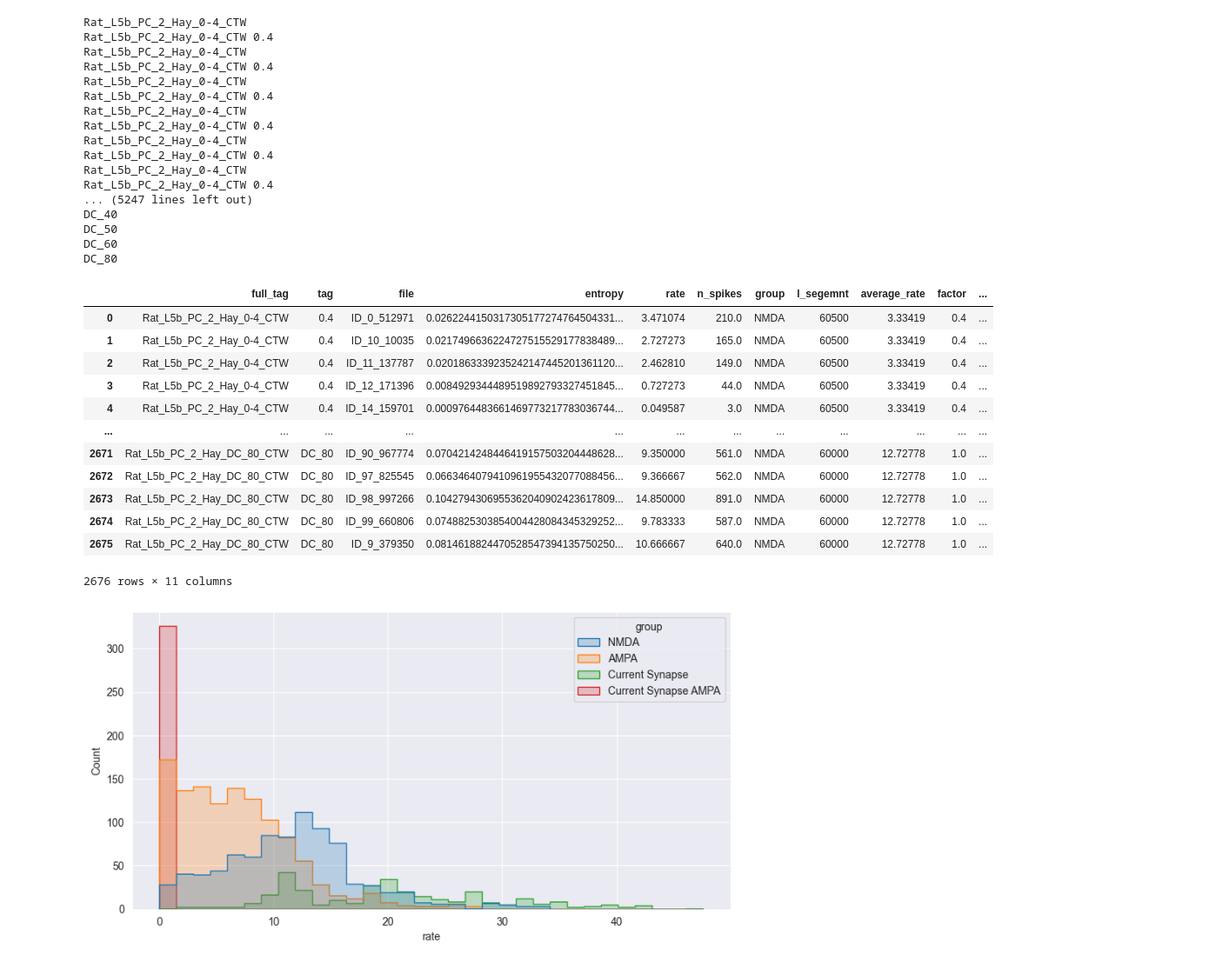
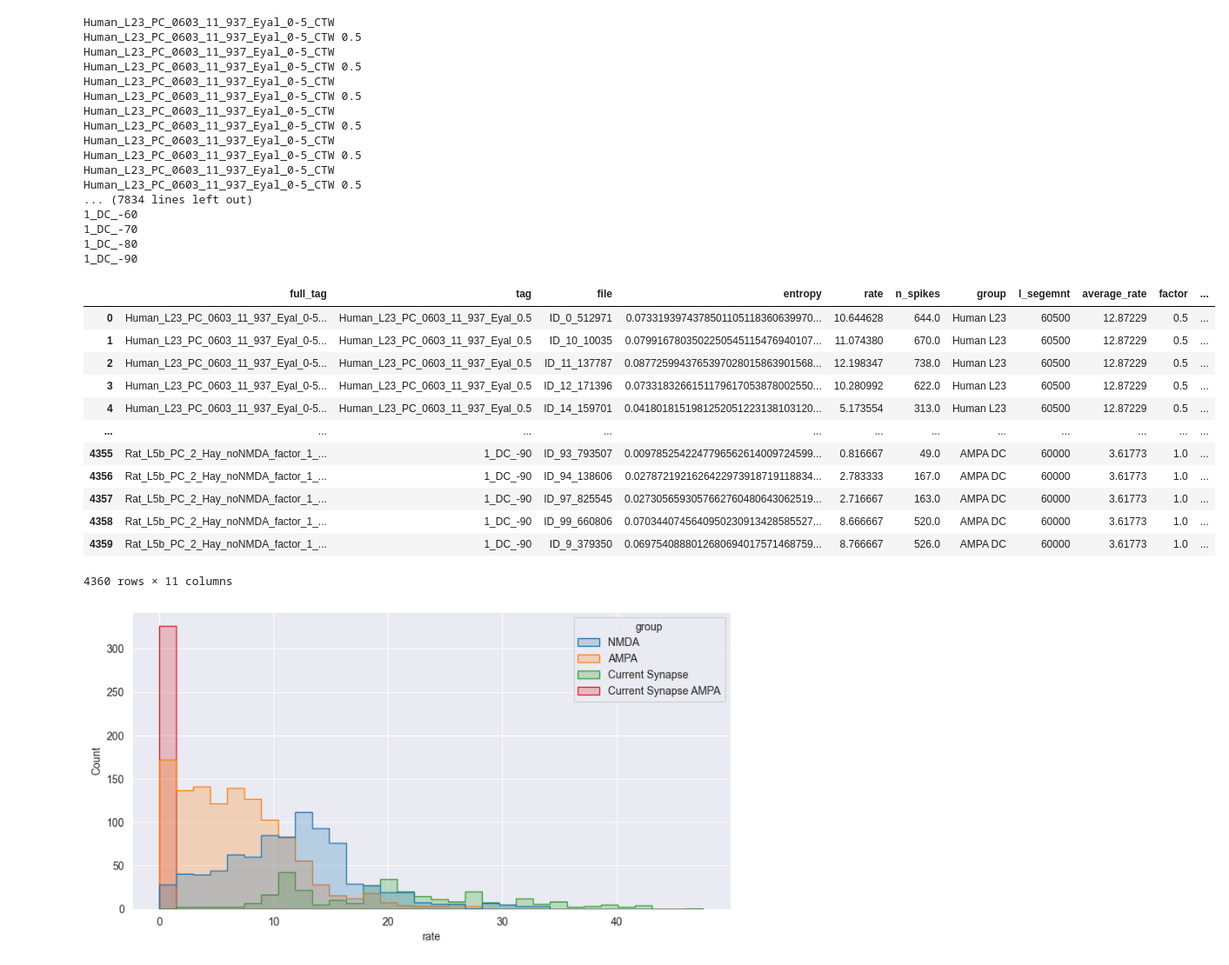
Before and after one commit to NitzanLux/neuron_mi, a Jupyter notebook: entropy_CTW_eval.ipynb, the cells around one changed output. Shown at 87% size. Cells and saved outputs as stored; diff of their text form; code cells hidden in the pictures.

```diff
--- a/entropy_CTW_eval.ipynb
+++ b/entropy_CTW_eval.ipynb
@@ -157,7 +152,7 @@ class CTWHandler():
 # %%
 #set params for handler
 models = {}
-regex_match = re.compile('Rat.+CTW')
+regex_match = re.compile('.+CTW')
 gmax_value_regex = re.compile('([0-9](?:\.[0-9])?)[a-z,A-Z]*')
 models_pathes = []
 for i in os.listdir('entropy_data'):
@@ -174,11 +169,15 @@ remove_v = True
 c = CTWHandler()
 c.add_data(models_pathes)
 df = c.to_df(
-    tag_regex_to_remove=['Rat_L5b_PC_2_Hay_', '(?:_noNMDA_CTW)', 'noNMDA_', '_CTW', 'current_injection_synapses_'],
+    tag_regex_to_remove=['Rat_L5b_PC_2_Hay_', '(?:_noNMDA_CTW)', 'noNMDA_', '_CTW', 'current_injection_synapses_',' Human_L23_PC_0603_11_937_Eyal_','morph_from_Rat_L5b_PC_2_Hay_','factor_'],
     group_dict={'NMDA': 'Rat_L5b_PC_2_Hay_(?:(?:[0-9]-)?[0-9]|(?:DC_[0-9]{2}))_CTW',
                 'AMPA': 'Rat_L5b_PC_2_Hay_(?:noNMDA_(?:[0-9]-)?[0-9]|(?:[0-9]-)?[0-9]_noNMDA)_CTW',
+                'Human L23': 'Human_L23_PC_0603_11_937_Eyal_(?:[0-9]-)?[0-9]_CTW',
+                'NMDA DC': 'Rat_L5b_PC_2_Hay_factor_(?:(?:[0-9]-)?[0-9]|(?:DC_[0-9]{2}))_DC_-[0-9]{2,}_CTW',
+                'AMPA DC': 'Rat_L5b_PC_2_Hay_noNMDA_factor_(?:(?:[0-9]-)?[0-9]|(?:DC_[0-9]{2}))_DC_-[0-9]{2,}_CTW',
+                'Human L23 rat morph': 'Human_L23_PC_0603_11_937_Eyal_morph_from_Rat_L5b_PC_2_Hay_(?:[0-9]-)?[0-9]_CTW',
                 'Current Synapse': 'Rat_L5b_PC_2_Hay_current_injection_synapses_(?:[0-9]-)?[0-9]_CTW',
-                'Current Synapse AMPA': 'Rat_L5b_PC_2_Hay_current_injection_synapses_noNMDA_(?:[0-9]-)?[0-9]_CTW'}, )
+                'Current Synapse AMPA': 'Rat_L5b_PC_2_Hay_current_injection_synapses_(?:noNMDA_(?:[0-9]-)?[0-9]|(?:[0-9]-)?[0-9]_noNMDA)_CTW'}, )
 for i in df['full_tag'].unique():
     df.loc[df['full_tag'] == i, 'average_rate'] = np.round(df.loc[df['full_tag'] == i, 'rate'].mean(),
                                                            AVARAGE_RATE_ROUND_FACTOR)
@@ -187,62 +186,62 @@ get_factor_from_tag_match = re.compile('^.*(?!DC)_([0-9](?:(?:\-|\.)[0-9]+)?)[^0
 get_dc_from_tag_match = re.compile('^.*DC_([0-9]{2})[^0-9\s]*$')
 
 
 def convert_tag_to_weight_factor(x):
     a = get_factor_from_tag_match.match(x)
     print(x)
 
     if a is None:
         return 1.
     a = a.group(1)
     a = a.replace('-','.')
     if a != x: print(x, a)
 
     return float(a)
 
 def convert_tag_to_dc_factor(x):
     a = get_dc_from_tag_match.match(x)
     if a is None:
         return -70
     a = a.group(1)
     # if a != x: print(x, a)
     return -float(a)
 
 df['factor'] = df['full_tag'].apply(convert_tag_to_weight_factor)
 df['DC_factor'] = df['full_tag'].apply(convert_tag_to_dc_factor)
 df.drop_duplicates()
 factor_order = {i: convert_tag_to_weight_factor(i) for i in df['tag'].unique()}
 df
 # %% [output]
-Rat_L5b_PC_2_Hay_0-4_CTW
-Rat_L5b_PC_2_Hay_0-4_CTW 0.4
-Rat_L5b_PC_2_Hay_0-4_CTW
-Rat_L5b_PC_2_Hay_0-4_CTW 0.4
-Rat_L5b_PC_2_Hay_0-4_CTW
-Rat_L5b_PC_2_Hay_0-4_CTW 0.4
-Rat_L5b_PC_2_Hay_0-4_CTW
-Rat_L5b_PC_2_Hay_0-4_CTW 0.4
-Rat_L5b_PC_2_Hay_0-4_CTW
-Rat_L5b_PC_2_Hay_0-4_CTW 0.4
-Rat_L5b_PC_2_Hay_0-4_CTW
-Rat_L5b_PC_2_Hay_0-4_CTW 0.4
-... (5247 lines left out)
-DC_40
-DC_50
-DC_60
-DC_80
+Human_L23_PC_0603_11_937_Eyal_0-5_CTW
+Human_L23_PC_0603_11_937_Eyal_0-5_CTW 0.5
+Human_L23_PC_0603_11_937_Eyal_0-5_CTW
+Human_L23_PC_0603_11_937_Eyal_0-5_CTW 0.5
+Human_L23_PC_0603_11_937_Eyal_0-5_CTW
+Human_L23_PC_0603_11_937_Eyal_0-5_CTW 0.5
+Human_L23_PC_0603_11_937_Eyal_0-5_CTW
+Human_L23_PC_0603_11_937_Eyal_0-5_CTW 0.5
+Human_L23_PC_0603_11_937_Eyal_0-5_CTW
+Human_L23_PC_0603_11_937_Eyal_0-5_CTW 0.5
+Human_L23_PC_0603_11_937_Eyal_0-5_CTW
+Human_L23_PC_0603_11_937_Eyal_0-5_CTW 0.5
+... (7834 lines left out)
+1_DC_-60
+1_DC_-70
+1_DC_-80
+1_DC_-90
 |  | full_tag | tag | file | entropy | rate | n_spikes | group | l_segemnt | average_rate | factor | ... |
-| 0 | Rat_L5b_PC_2_Hay_0-4_CTW | 0.4 | ID_0_512971 | 0.0262244150317305177274764504331... | 3.471074 | 210.0 | NMDA | 60500 | 3.33419 | 0.4 | ... |
-| 1 | Rat_L5b_PC_2_Hay_0-4_CTW | 0.4 | ID_10_10035 | 0.0217496636224727515529177838489... | 2.727273 | 165.0 | NMDA | 60500 | 3.33419 | 0.4 | ... |
-| 2 | Rat_L5b_PC_2_Hay_0-4_CTW | 0.4 | ID_11_137787 | 0.0201863339235242147445201361120... | 2.462810 | 149.0 | NMDA | 60500 | 3.33419 | 0.4 | ... |
-| 3 | Rat_L5b_PC_2_Hay_0-4_CTW | 0.4 | ID_12_171396 | 0.0084929344489519892793327451845... | 0.727273 | 44.0 | NMDA | 60500 | 3.33419 | 0.4 | ... |
-| 4 | Rat_L5b_PC_2_Hay_0-4_CTW | 0.4 | ID_14_159701 | 0.0009764483661469773217783036744... | 0.049587 | 3.0 | NMDA | 60500 | 3.33419 | 0.4 | ... |
+| 0 | Human_L23_PC_0603_11_937_Eyal_0-5... | Human_L23_PC_0603_11_937_Eyal_0.5 | ID_0_512971 | 0.0733193974378501105118360639970... | 10.644628 | 644.0 | Human L23 | 60500 | 12.87229 | 0.5 | ... |
+| 1 | Human_L23_PC_0603_11_937_Eyal_0-5... | Human_L23_PC_0603_11_937_Eyal_0.5 | ID_10_10035 | 0.0799167803502250545115476940107... | 11.074380 | 670.0 | Human L23 | 60500 | 12.87229 | 0.5 | ... |
+| 2 | Human_L23_PC_0603_11_937_Eyal_0-5... | Human_L23_PC_0603_11_937_Eyal_0.5 | ID_11_137787 | 0.0877259943765397028015863901568... | 12.198347 | 738.0 | Human L23 | 60500 | 12.87229 | 0.5 | ... |
+| 3 | Human_L23_PC_0603_11_937_Eyal_0-5... | Human_L23_PC_0603_11_937_Eyal_0.5 | ID_12_171396 | 0.0733183266151179617053878002550... | 10.280992 | 622.0 | Human L23 | 60500 | 12.87229 | 0.5 | ... |
+| 4 | Human_L23_PC_0603_11_937_Eyal_0-5... | Human_L23_PC_0603_11_937_Eyal_0.5 | ID_14_159701 | 0.0418018151981252051223138103120... | 5.173554 | 313.0 | Human L23 | 60500 | 12.87229 | 0.5 | ... |
 | ... | ... | ... | ... | ... | ... | ... | ... | ... | ... | ... | ... |
-| 2671 | Rat_L5b_PC_2_Hay_DC_80_CTW | DC_80 | ID_90_967774 | 0.0704214248446419157503204448628... | 9.350000 | 561.0 | NMDA | 60000 | 12.72778 | 1.0 | ... |
-| 2672 | Rat_L5b_PC_2_Hay_DC_80_CTW | DC_80 | ID_97_825545 | 0.0663464079410961955432077088456... | 9.366667 | 562.0 | NMDA | 60000 | 12.72778 | 1.0 | ... |
-| 2673 | Rat_L5b_PC_2_Hay_DC_80_CTW | DC_80 | ID_98_997266 | 0.1042794306955362040902423617809... | 14.850000 | 891.0 | NMDA | 60000 | 12.72778 | 1.0 | ... |
-| 2674 | Rat_L5b_PC_2_Hay_DC_80_CTW | DC_80 | ID_99_660806 | 0.0748825303854004428084345329252... | 9.783333 | 587.0 | NMDA | 60000 | 12.72778 | 1.0 | ... |
-| 2675 | Rat_L5b_PC_2_Hay_DC_80_CTW | DC_80 | ID_9_379350 | 0.0814618824470528547394135750250... | 10.666667 | 640.0 | NMDA | 60000 | 12.72778 | 1.0 | ... |
+| 4355 | Rat_L5b_PC_2_Hay_noNMDA_factor_1_... | 1_DC_-90 | ID_93_793507 | 0.0097852542247796562614009724599... | 0.816667 | 49.0 | AMPA DC | 60000 | 3.61773 | 1.0 | ... |
+| 4356 | Rat_L5b_PC_2_Hay_noNMDA_factor_1_... | 1_DC_-90 | ID_94_138606 | 0.0278721921626422973918719118834... | 2.783333 | 167.0 | AMPA DC | 60000 | 3.61773 | 1.0 | ... |
+| 4357 | Rat_L5b_PC_2_Hay_noNMDA_factor_1_... | 1_DC_-90 | ID_97_825545 | 0.0273056593057662760480643062519... | 2.716667 | 163.0 | AMPA DC | 60000 | 3.61773 | 1.0 | ... |
+| 4358 | Rat_L5b_PC_2_Hay_noNMDA_factor_1_... | 1_DC_-90 | ID_99_660806 | 0.0703440745640950230913428585527... | 8.666667 | 520.0 | AMPA DC | 60000 | 3.61773 | 1.0 | ... |
+| 4359 | Rat_L5b_PC_2_Hay_noNMDA_factor_1_... | 1_DC_-90 | ID_9_379350 | 0.0697540888012680694017571468759... | 8.766667 | 526.0 | AMPA DC | 60000 | 3.61773 | 1.0 | ... |
-2676 rows × 11 columns
+4360 rows × 11 columns
 # %%
 c.add_normalized(df, False)
 # %%
```
Also changed, not shown: parts of 1 cell of this notebook, 1 other file.
